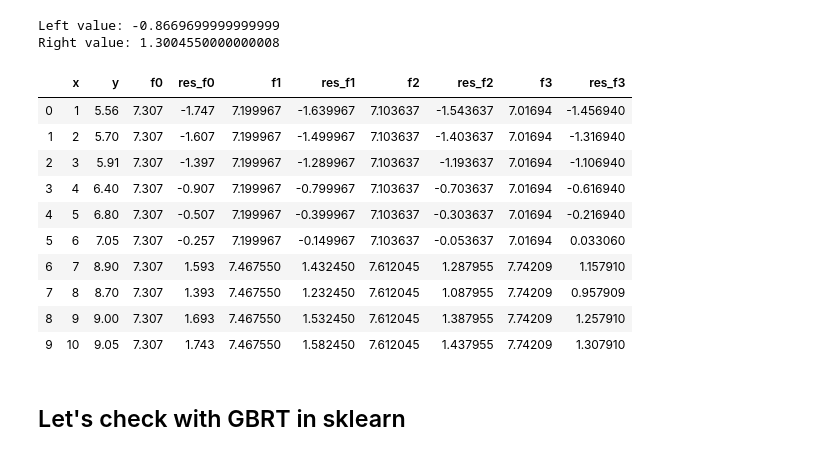
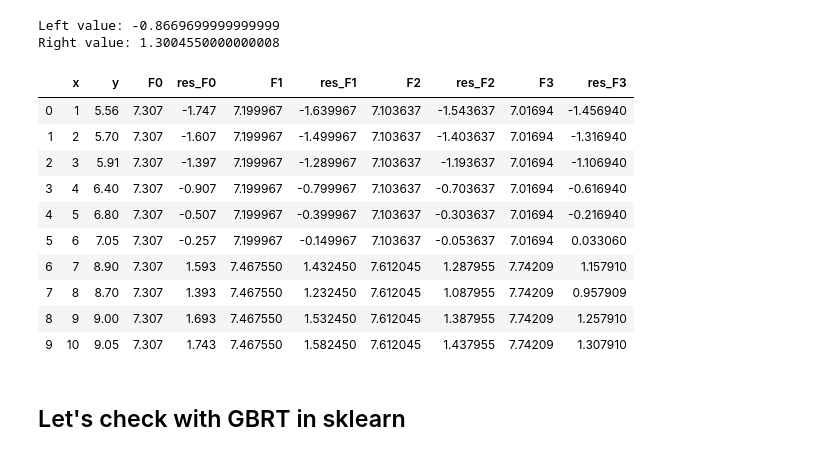
Before and after one commit to SilenceGTX/algorithms, a Jupyter notebook: GBDT.ipynb, the cells around one changed output. Drawn from its saved outputs; the diff is of its cells as text; code cells hidden in the pictures.

```diff
--- a/GBDT.ipynb
+++ b/GBDT.ipynb
@@ -505,4 +506,4 @@ tree2["f2"] = np.where(tree2["x"] <= thres,
 # %%
-tree2 = calc_res_reg(tree2, "f2")
+tree2 = calc_res_reg(tree2, "F2")
 tree2
 # %% [output]
@@ -518,7 +519,7 @@ tree2
 | 8 | 9 | 9.00 | 7.307 | 1.693 | 7.467550 | 1.532450 | 7.612045 | 1.387955 |
 | 9 | 10 | 9.05 | 7.307 | 1.743 | 7.467550 | 1.582450 | 7.612045 | 1.437955 |
 # %%
-thres, left_mse, right_mse = split_reg(tree2, "x", np.arange(0.5, 11.5, 1), "res_f2")
+thres, left_mse, right_mse = split_reg(tree2, "x", np.arange(0.5, 11.5, 1), "res_F2")
 print("The split point is:", thres)
 print("After split, the MSE of pseudo-residual on left:", left_mse)
 print("After split, the MSE of pseudo-residual on right:", right_mse)
@@ -527,21 +528,21 @@ The split point is: 6.5
 After split, the MSE of pseudo-residual on left: 0.3096888888888889
 After split, the MSE of pseudo-residual on right: 0.017968750000000124
 # %%
-left_value, right_value = leaf_val_reg(tree2, "x", "res_f2", thres)
+left_value, right_value = leaf_val_reg(tree2, "x", "res_F2", thres)
 print("Left value:", left_value)
 print("Right value:", right_value)
 # %% [output]
 Left value: -0.8669699999999999
 Right value: 1.3004550000000008
 # %%
-tree2["f3"] = np.where(tree2["x"] <= thres,
-                       tree2["f2"] + left_value * lr,
-                       tree2["f2"] + right_value * lr)
+tree2["F3"] = np.where(tree2["x"] <= thres,
+                       tree2["F2"] + left_value * lr,
+                       tree2["F2"] + right_value * lr)
 # %%
-tree2 = calc_res_reg(tree2, "f3")
+tree2 = calc_res_reg(tree2, "F3")
 tree2
 # %% [output]
-|  | x | y | f0 | res_f0 | f1 | res_f1 | f2 | res_f2 | f3 | res_f3 |
+|  | x | y | F0 | res_F0 | F1 | res_F1 | F2 | res_F2 | F3 | res_F3 |
 | 0 | 1 | 5.56 | 7.307 | -1.747 | 7.199967 | -1.639967 | 7.103637 | -1.543637 | 7.01694 | -1.456940 |
 | 1 | 2 | 5.70 | 7.307 | -1.607 | 7.199967 | -1.499967 | 7.103637 | -1.403637 | 7.01694 | -1.316940 |
 | 2 | 3 | 5.91 | 7.307 | -1.397 | 7.199967 | -1.289967 | 7.103637 | -1.193637 | 7.01694 | -1.106940 |
```
Also changed, not shown: parts of 29 cells of this notebook.
